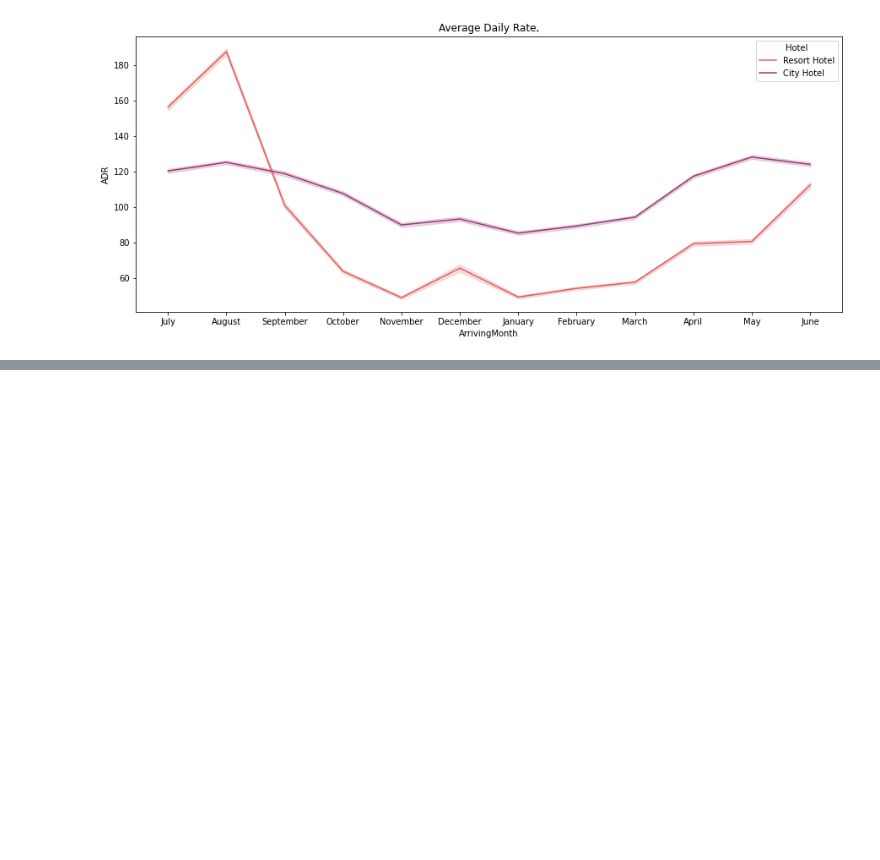
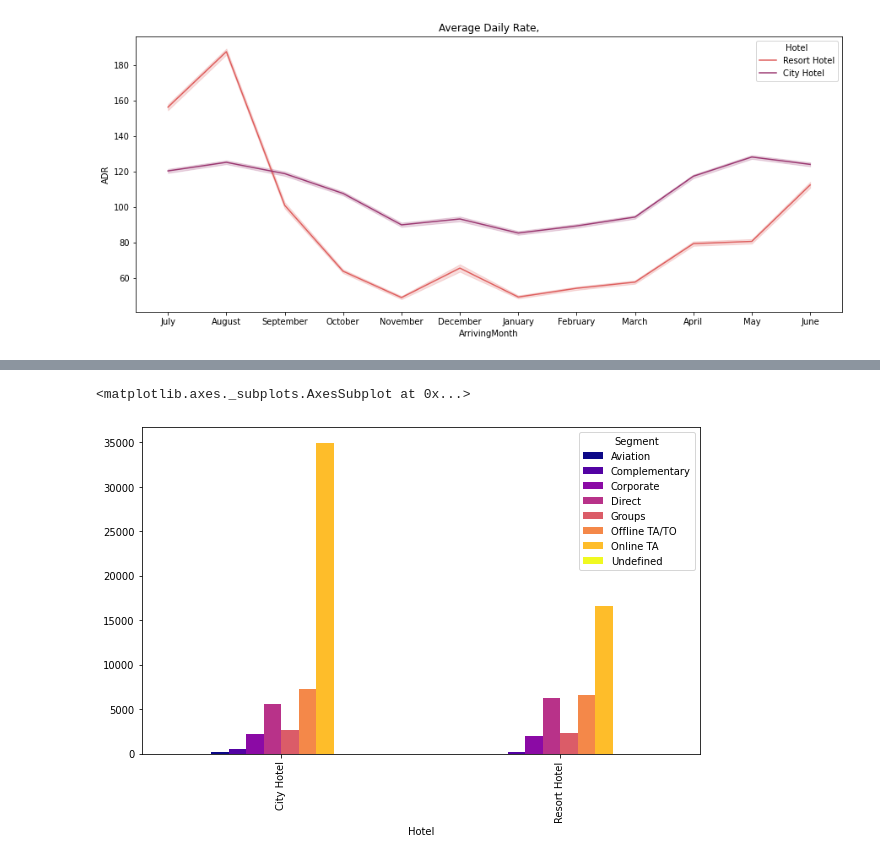
Before and after one commit to ajay4198/Hotel-booking-Analysis-, a Jupyter notebook: Hotel_Booking_Analysis_Capstone_Project.ipynb, the cells around one changed output, grey strips where cells are left out. Saved outputs shown, nothing was run; the diff lists cells and outputs as text; code cells hidden in the pictures; blank space fills up the shorter version.

```diff
--- a/Hotel_Booking_Analysis_Capstone_Project.ipynb
+++ b/Hotel_Booking_Analysis_Capstone_Project.ipynb
@@ -531,0 +538,8 @@ plt.show()
+# %%
+# check the visitors coming from which segment?
+segment=data_f.groupby(['Hotel','Segment']).size()
+segment=segment.unstack()
+segment.plot(kind='bar',figsize=(10,6),cmap="plasma")
+# %% [output]
+<matplotlib.axes._subplots.AxesSubplot at 0x...>
+[figure, added]
```
Also changed, not shown: parts of 16 cells of this notebook.
